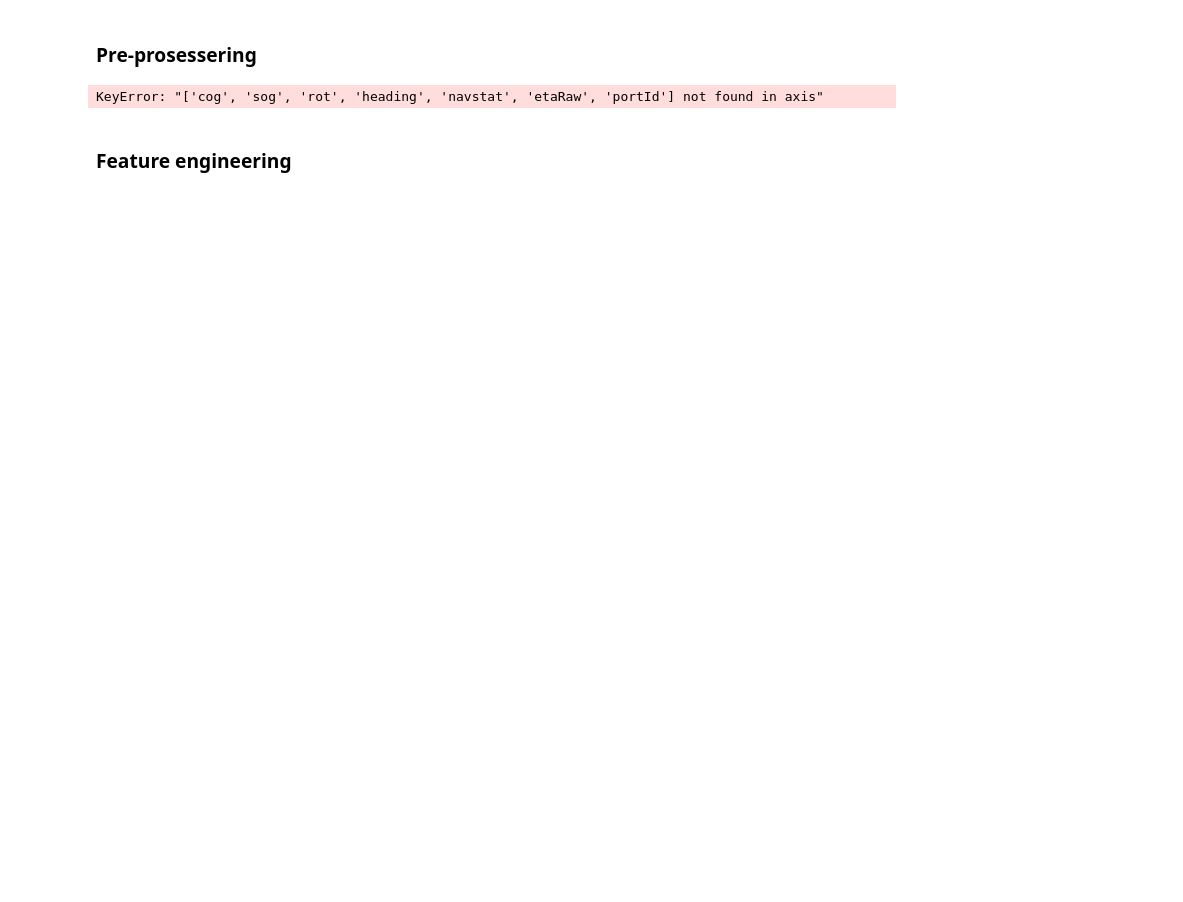
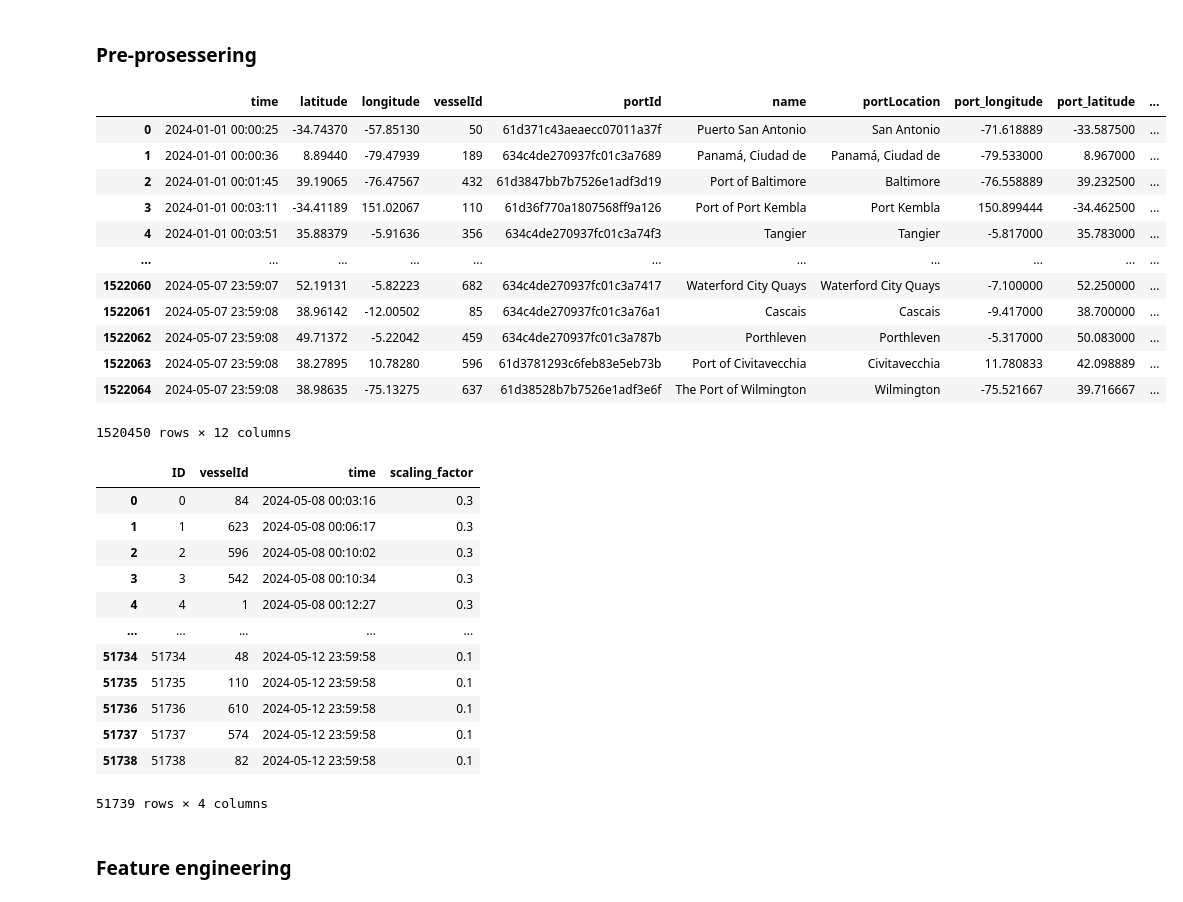
Before and after one commit to andrejvi/AIS-Vessel-Position-Prediction-ML, a Jupyter notebook: Main copy.ipynb, the cells around one changed output. Cells and saved outputs as stored; diff of their text form; code cells hidden in the pictures; blank space fills up the shorter version.

```diff
--- a/Main copy.ipynb
+++ b/Main copy.ipynb
@@ -36,37 +44,58 @@ display(train_df.head())
 # %%
 train_df = pd.read_csv('data/ais_train.csv', sep='|')
 test_df = pd.read_csv('data/ais_test.csv')
 
 # Drop columns that are not in the test data
-train_df = train_df.drop(columns=['cog', 'sog', 'rot', 'heading', 'navstat', 'etaRaw', 'portId'])
+train_df = train_df.drop(columns=['cog', 'sog', 'rot', 'heading', 'etaRaw', 'navstat'])
 
 # Label encode the vesselId
 le = LabelEncoder()
 train_df['vesselId'] = le.fit_transform(train_df['vesselId'])
 test_df['vesselId'] = le.transform(test_df['vesselId'])
 
+# Navstat 0 and 8 means the vessel is moving
+#train_df['Moored'] = train_df['navstat'].apply(lambda x: False if x in [0, 8] else True)
+#train_df = train_df.drop(columns=['navstat'])
+
+# merge port data with train data
+train_df = pd.merge(train_df, ports_df, how='left', left_on='portId', right_on='portId')
+
+# Remove nan
+train_df = train_df.dropna()
+
+
 # Convert timestamps to datetime
 train_df['time'] = pd.to_datetime(train_df['time'])
 test_df['time'] = pd.to_datetime(test_df['time'])
 
-# Convert time to features
-train_df['hour'] = train_df['time'].dt.hour
-train_df['weekday'] = train_df['time'].dt.weekday
-train_df['month'] = train_df['time'].dt.month
-train_df['day'] = train_df['time'].dt.day
-
-test_df['hour'] = test_df['time'].dt.hour
-test_df['weekday'] = test_df['time'].dt.weekday
-test_df['month'] = test_df['time'].dt.month
-test_df['day'] = test_df['time'].dt.day
-
-# Drop the time column
-train_df = train_df.drop(columns=['time'])
-test_df = test_df.drop(columns=['time'])
-
-display(train_df.head())
-display(test_df.head())
+display(train_df)
+display(test_df)
 # %% [output]
+|  | time | latitude | longitude | vesselId | portId | name | portLocation | port_longitude | port_latitude | ... |
+| 0 | 2024-01-01 00:00:25 | -34.74370 | -57.85130 | 50 | 61d371c43aeaecc07011a37f | Puerto San Antonio | San Antonio | -71.618889 | -33.587500 | ... |
+| 1 | 2024-01-01 00:00:36 | 8.89440 | -79.47939 | 189 | 634c4de270937fc01c3a7689 | Panamá, Ciudad de | Panamá, Ciudad de | -79.533000 | 8.967000 | ... |
+| 2 | 2024-01-01 00:01:45 | 39.19065 | -76.47567 | 432 | 61d3847bb7b7526e1adf3d19 | Port of Baltimore | Baltimore | -76.558889 | 39.232500 | ... |
+| 3 | 2024-01-01 00:03:11 | -34.41189 | 151.02067 | 110 | 61d36f770a1807568ff9a126 | Port of Port Kembla | Port Kembla | 150.899444 | -34.462500 | ... |
+| 4 | 2024-01-01 00:03:51 | 35.88379 | -5.91636 | 356 | 634c4de270937fc01c3a74f3 | Tangier | Tangier | -5.817000 | 35.783000 | ... |
+| ... | ... | ... | ... | ... | ... | ... | ... | ... | ... | ... |
+| 1522060 | 2024-05-07 23:59:07 | 52.19131 | -5.82223 | 682 | 634c4de270937fc01c3a7417 | Waterford City Quays | Waterford City Quays | -7.100000 | 52.250000 | ... |
+| 1522061 | 2024-05-07 23:59:08 | 38.96142 | -12.00502 | 85 | 634c4de270937fc01c3a76a1 | Cascais | Cascais | -9.417000 | 38.700000 | ... |
+| 1522062 | 2024-05-07 23:59:08 | 49.71372 | -5.22042 | 459 | 634c4de270937fc01c3a787b | Porthleven | Porthleven | -5.317000 | 50.083000 | ... |
+| 1522063 | 2024-05-07 23:59:08 | 38.27895 | 10.78280 | 596 | 61d3781293c6feb83e5eb73b | Port of Civitavecchia | Civitavecchia | 11.780833 | 42.098889 | ... |
+| 1522064 | 2024-05-07 23:59:08 | 38.98635 | -75.13275 | 637 | 61d38528b7b7526e1adf3e6f | The Port of Wilmington | Wilmington | -75.521667 | 39.716667 | ... |
-KeyError: "['cog', 'sog', 'rot', 'heading', 'navstat', 'etaRaw', 'portId'] not found in axis"
+1520450 rows × 12 columns
+|  | ID | vesselId | time | scaling_factor |
+| 0 | 0 | 84 | 2024-05-08 00:03:16 | 0.3 |
+| 1 | 1 | 623 | 2024-05-08 00:06:17 | 0.3 |
+| 2 | 2 | 596 | 2024-05-08 00:10:02 | 0.3 |
+| 3 | 3 | 542 | 2024-05-08 00:10:34 | 0.3 |
+| 4 | 4 | 1 | 2024-05-08 00:12:27 | 0.3 |
+| ... | ... | ... | ... | ... |
+| 51734 | 51734 | 48 | 2024-05-12 23:59:58 | 0.1 |
+| 51735 | 51735 | 110 | 2024-05-12 23:59:58 | 0.1 |
+| 51736 | 51736 | 610 | 2024-05-12 23:59:58 | 0.1 |
+| 51737 | 51737 | 574 | 2024-05-12 23:59:58 | 0.1 |
+| 51738 | 51738 | 82 | 2024-05-12 23:59:58 | 0.1 |
+51739 rows × 4 columns
 # %% [markdown]
 ### Feature engineering
```
Also changed, not shown: parts of 9 cells of this notebook, 2 other files.
